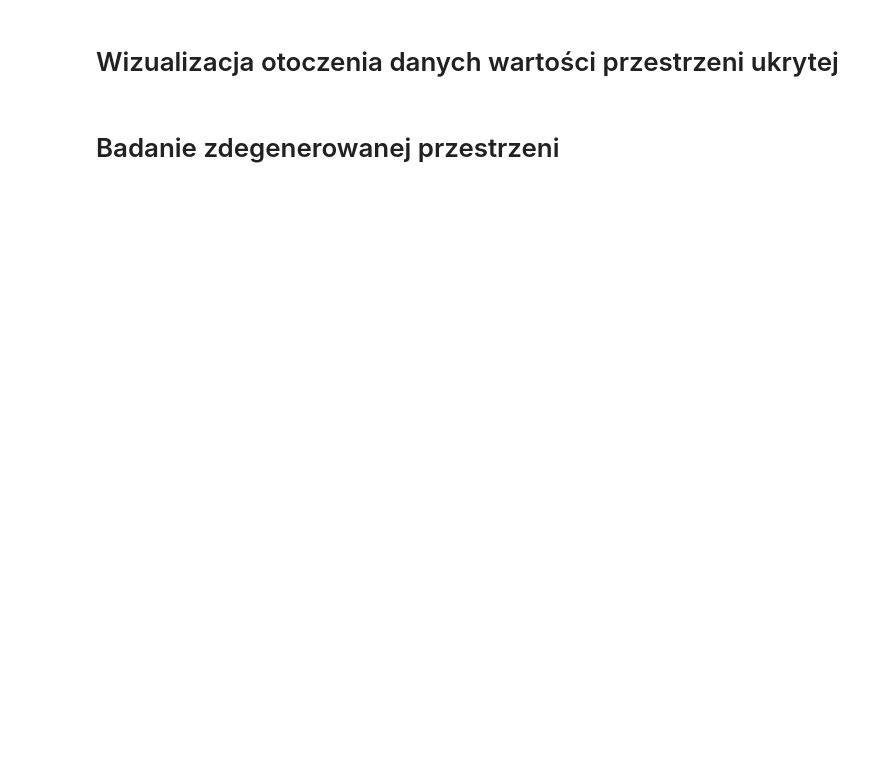
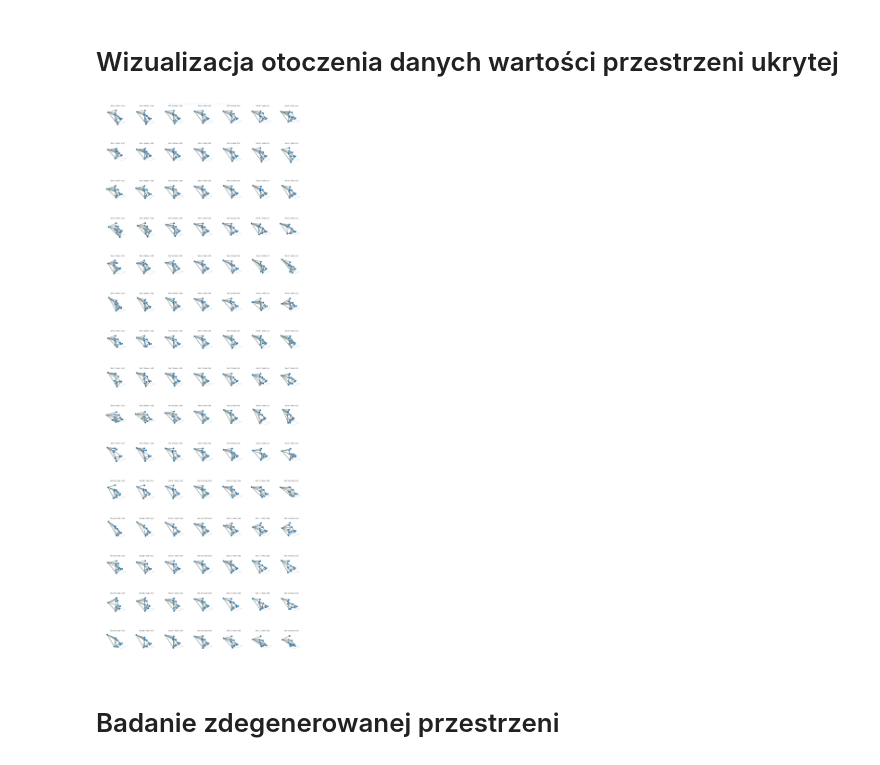
Before and after one commit to Adrix0n/MasterThesisPP, a Jupyter notebook: notebooks/visualization_latentspace.ipynb, the cells around one changed output. Cells and saved outputs as stored; diff of their text form; code cells hidden in the pictures; blank space fills up the shorter version.

```diff
--- a/notebooks/visualization_latentspace.ipynb
+++ b/notebooks/visualization_latentspace.ipynb
@@ -163,5 +181,5 @@ viz_cfg = dict(
 	ground_half_size=1.5, ground_color='#bdc3c7', ground_width=3,
 	camera_eye=dict(x=1.3, y=1.3, z=0.1),
 	scene_bgcolor='rgba(0,0,0,0)', paper_bgcolor='white', plot_bgcolor='white',
-	title_font_size=20, title_x=0.5, annot_font_size=11,
+	title_font_size=20, title_x=0.5, annot_font_size=11, legend_font_color='black',
 )
@@ -314,7 +344,7 @@ def apply_layout_defaults(fig, title_text, height=None, width=None):
 		paper_bgcolor=viz_cfg['paper_bgcolor'],
 		plot_bgcolor=viz_cfg['plot_bgcolor'],
 		title=dict(text=title_text, x=viz_cfg['title_x'], font=dict(size=viz_cfg['title_font_size'])),
-		margin=dict(l=0, r=0, b=0, t=30),
+		margin=dict(t=30),
 	)
 	if height:
 		fig.update_layout(height=height)
@@ -333,9 +363,7 @@ def visualize_pca_grid_search_plotly(base_z, step_size=1.0, num_steps_side=3):
 	fig = make_subplots(
 		rows=rows, cols=cols,
 		specs=[[{'type': 'scatter3d'} for _ in range(cols)] for _ in range(rows)],
-		subplot_titles=subplot_titles,
-		horizontal_spacing=0.01,
-		vertical_spacing=0.03
+		subplot_titles=subplot_titles
 	)
 
 	directions = pca3d.components_[:3]
@@ -368,4 +396,4 @@ def visualize_pca_grid_search_plotly(base_z, step_size=1.0, num_steps_side=3):
 	fig.write_image("pca_grid_search.pdf")
 
 
-visualize_pca_grid_search_plotly(z_matrix[0], 0.1, 2)
+visualize_pca_grid_search_plotly(chosen_vector, 0.1, 2)
@@ -566,9 +615,7 @@ def visualize_latent_grid_search_plotly(base_z, step_size=0.1, num_steps_side=2)
 	fig = make_subplots(
 		rows=rows, cols=cols,
 		specs=[[{'type': 'scatter3d'} for _ in range(cols)] for _ in range(rows)],
-		subplot_titles=subplot_titles,
-		horizontal_spacing=0.01,
-		vertical_spacing=0.03
+		subplot_titles=subplot_titles
 	)
 
 	autoencoder.eval()
@@ -602,7 +649,9 @@ def visualize_latent_grid_search_plotly(base_z, step_size=0.1, num_steps_side=2)
 	fig.show(renderer='png')
 	fig.write_image("latent_grid_search.pdf")
 # %%
-visualize_latent_grid_search_plotly(z_matrix[0], 0.05, 3)
+visualize_latent_grid_search_plotly(chosen_vector, 0.05, 3)
+# %% [output]
+[figure, added]
 # %% [markdown]
 # Badanie zdegenerowanej przestrzeni
 # %%
```
Also changed, not shown: parts of 22 cells of this notebook.
